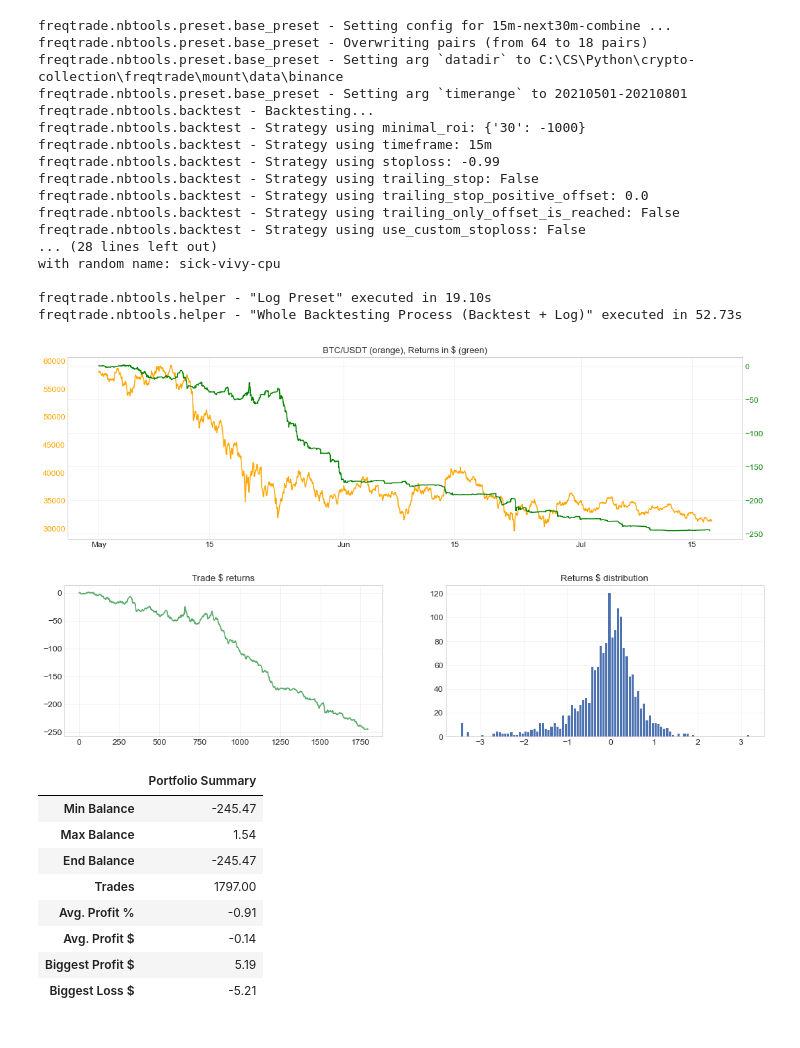
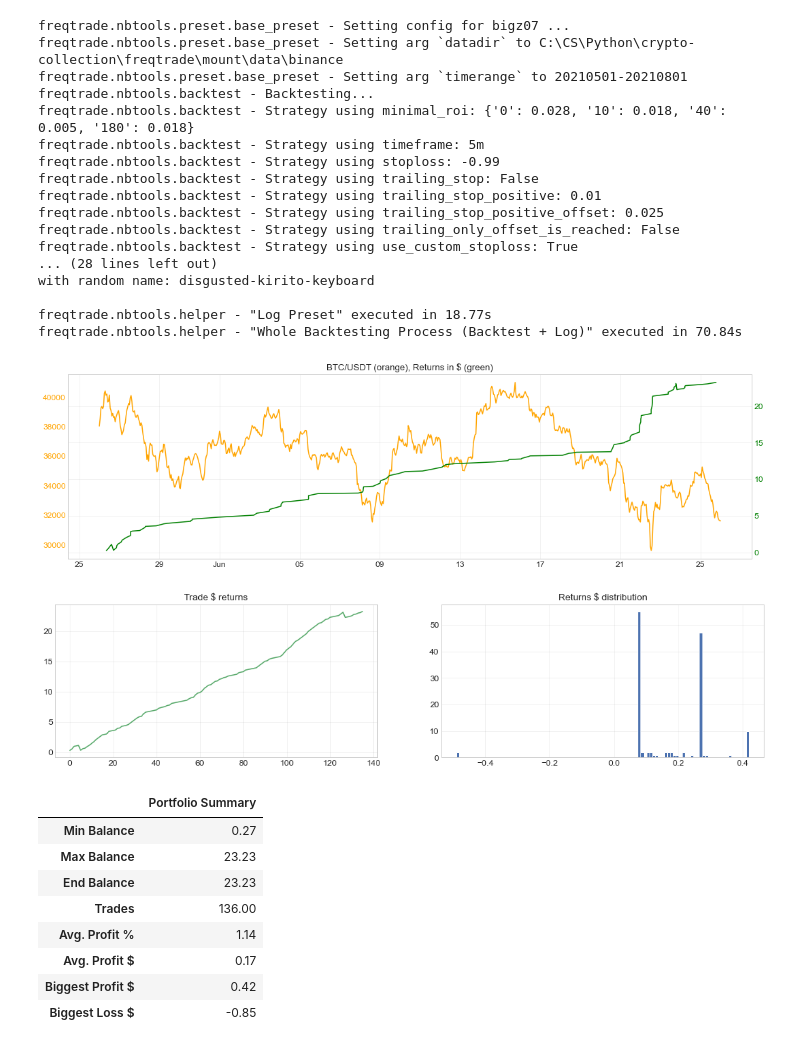
Before and after one commit to webclinic017/superft, a Jupyter notebook: notebooks/BT Local.ipynb, the cells around one changed output. Drawn from its saved outputs; the diff is of its cells as text; code cells hidden in the pictures.

```diff
--- a/notebooks/BT Local.ipynb
+++ b/notebooks/BT Local.ipynb
@@ -64,7 +63,7 @@ The autoreload extension is already loaded. To reload it, use:
 env: WANDB_SILENT=true
 Working Directory: C:\CS\Python\crypto-collection\freqtrade\superft
 # %%
-LOCAL_PRESET_NAME = "15m-next30m-combine"
+LOCAL_PRESET_NAME = "bigz07"
 TIMERANGE = "20210501-20210801"
 
 PATH_LOCAL_PRESET = PATH_MOUNT / "presets" / LOCAL_PRESET_NAME
@@ -76,47 +75,47 @@ preset = LocalPreset(
     timerange=TIMERANGE
 )
 # NOTE: Optional!
-preset.overwrite_config(pairs=PAIRS_BLVT_DOWN)
+# preset.overwrite_config(pairs=PAIRS_BLVT_DOWN)
 
 stats, summary = backtest(preset, preset.default_strategy_code)
 trades = pd.DataFrame(stats["strategy"]["NotebookStrategy"]["trades"])
 # %% [output]
-freqtrade.nbtools.preset.base_preset - Setting config for 15m-next30m-combine ...
-freqtrade.nbtools.preset.base_preset - Overwriting pairs (from 64 to 18 pairs)
+freqtrade.nbtools.preset.base_preset - Setting config for bigz07 ...
 freqtrade.nbtools.preset.base_preset - Setting arg `datadir` to C:\CS\Python\crypto-collection\freqtrade\mount\data\binance
 freqtrade.nbtools.preset.base_preset - Setting arg `timerange` to 20210501-20210801
 freqtrade.nbtools.backtest - Backtesting...
-freqtrade.nbtools.backtest - Strategy using minimal_roi: {'30': -1000}
-freqtrade.nbtools.backtest - Strategy using timeframe: 15m
+freqtrade.nbtools.backtest - Strategy using minimal_roi: {'0': 0.028, '10': 0.018, '40': 0.005, '180': 0.018}
+freqtrade.nbtools.backtest - Strategy using timeframe: 5m
 freqtrade.nbtools.backtest - Strategy using stoploss: -0.99
 freqtrade.nbtools.backtest - Strategy using trailing_stop: False
-freqtrade.nbtools.backtest - Strategy using trailing_stop_positive_offset: 0.0
+freqtrade.nbtools.backtest - Strategy using trailing_stop_positive: 0.01
+freqtrade.nbtools.backtest - Strategy using trailing_stop_positive_offset: 0.025
 freqtrade.nbtools.backtest - Strategy using trailing_only_offset_is_reached: False
-freqtrade.nbtools.backtest - Strategy using use_custom_stoploss: False
+freqtrade.nbtools.backtest - Strategy using use_custom_stoploss: True
 ... (28 lines left out)
-with random name: sick-vivy-cpu
+with random name: disgusted-kirito-keyboard
 
-freqtrade.nbtools.helper - "Log Preset" executed in 19.10s
-freqtrade.nbtools.helper - "Whole Backtesting Process (Backtest + Log)" executed in 52.73s
+freqtrade.nbtools.helper - "Log Preset" executed in 18.77s
+freqtrade.nbtools.helper - "Whole Backtesting Process (Backtest + Log)" executed in 70.84s
 # %%
 plotting.plot_profits(
     trades,
-    start = "2021-05-01",
-    end = "2021-08-01",
+    start = "2021-05-26",
+    end = "2021-06-26",
     path_mount = PATH_MOUNT
 )
 # %% [output]
-[figure, old version]
+[figure, new version]
-[figure, old version]
+[figure, new version]
 |  | Portfolio Summary |
-| Min Balance | -245.47 |
-| Max Balance | 1.54 |
-| End Balance | -245.47 |
-| Trades | 1797.00 |
-| Avg. Profit % | -0.91 |
-| Avg. Profit $ | -0.14 |
-| Biggest Profit $ | 5.19 |
-| Biggest Loss $ | -5.21 |
+| Min Balance | 0.27 |
+| Max Balance | 23.23 |
+| End Balance | 23.23 |
+| Trades | 136.00 |
+| Avg. Profit % | 1.14 |
+| Avg. Profit $ | 0.17 |
+| Biggest Profit $ | 0.42 |
+| Biggest Loss $ | -0.85 |
 # %%
 def process_result_dataframe(result_df):
     result_df = result_df.drop(columns=["profit_mean", "profit_total", "profit_sum"])
```
Also changed, not shown: parts of 2 cells of this notebook, 26 other files.
